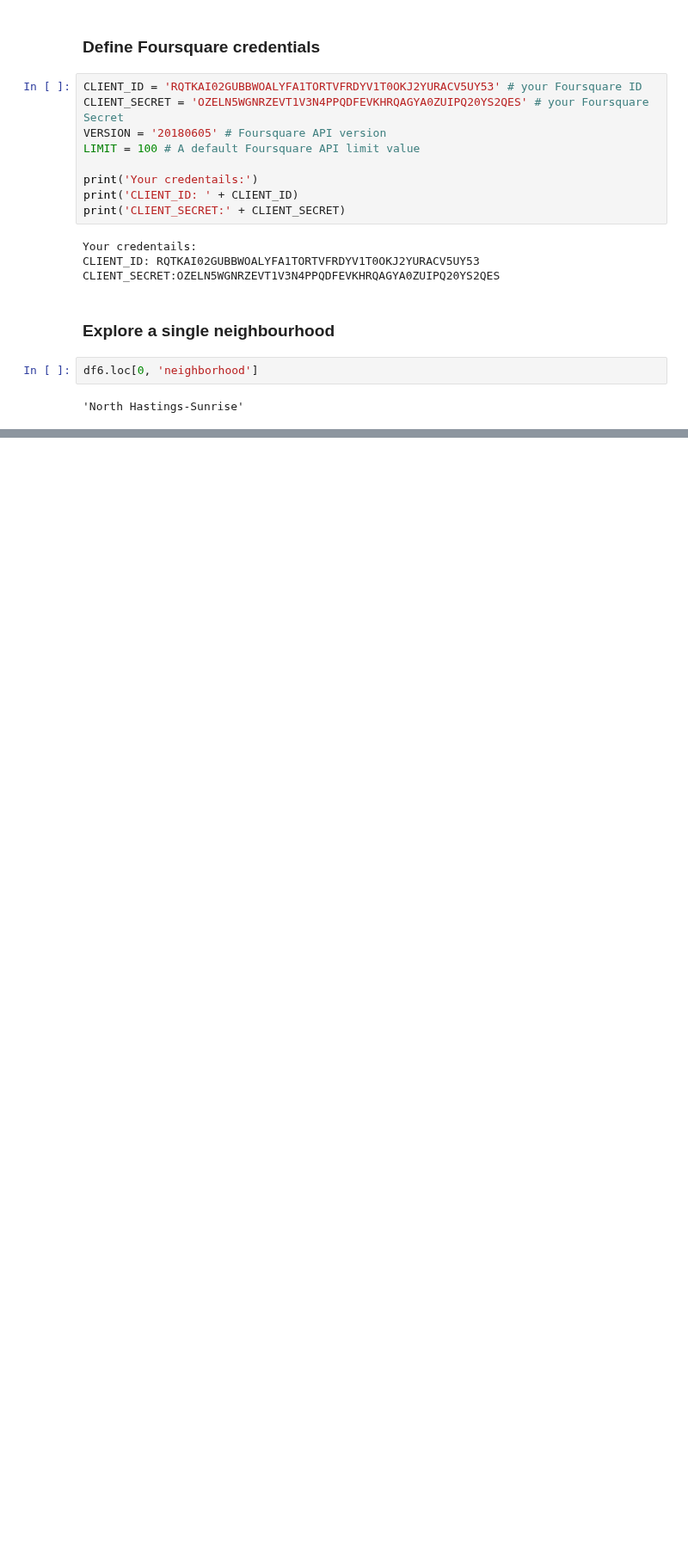
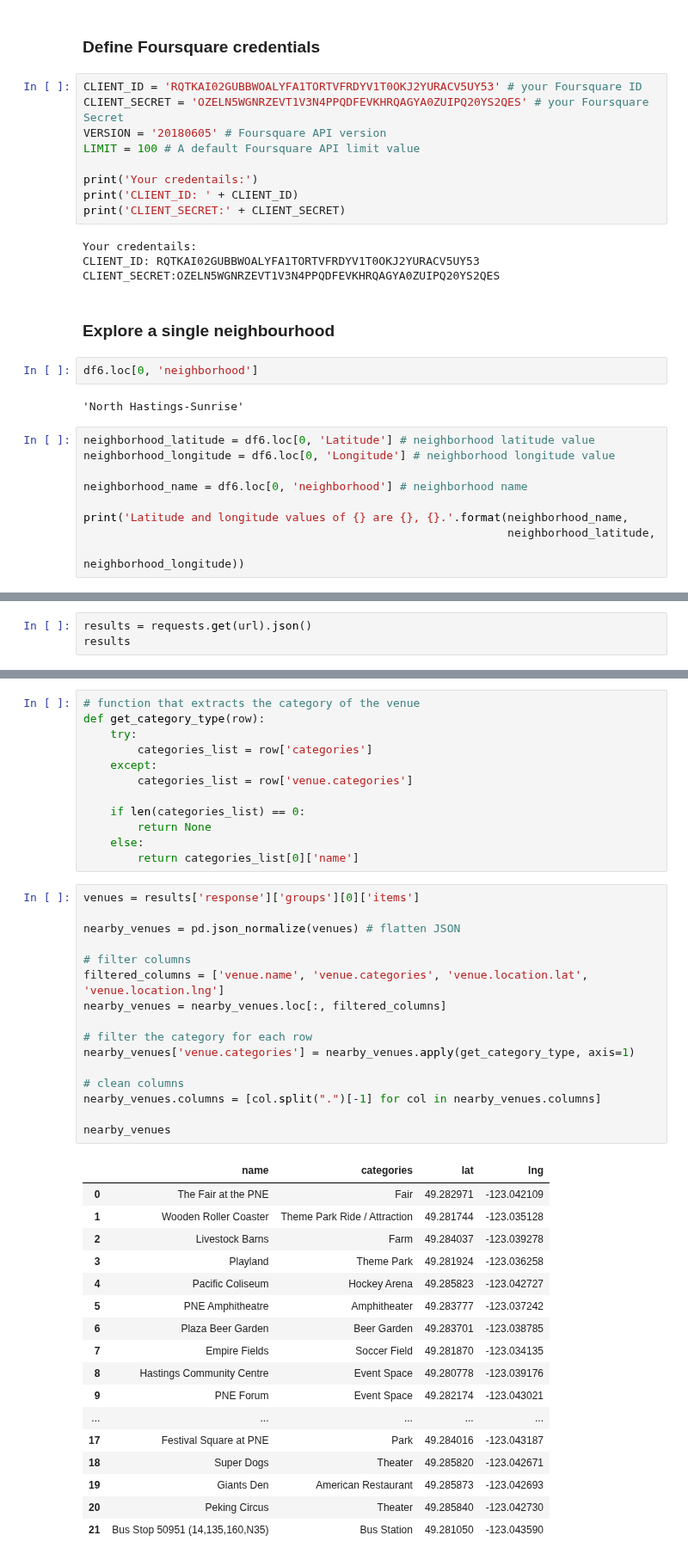
Before and after one commit to dprossi/Capstone_Project_IBM_Data_Science, a Jupyter notebook: Applied_Data_Science_Capstone_Project_Vancouver.ipynb, the cells around one changed output, grey strips where cells are left out. Shown at 86% size. Saved outputs shown, nothing was run; the diff lists cells and outputs as text; blank space fills up the shorter version.

```diff
--- a/Applied_Data_Science_Capstone_Project_Vancouver.ipynb
+++ b/Applied_Data_Science_Capstone_Project_Vancouver.ipynb
@@ -318,3 +318,12 @@ CLIENT_SECRET:OZELN5WGNRZEVT1V3N4PPQDFEVKHRQAGYA0ZUIPQ20YS2QES
 df6.loc[0, 'neighborhood']
 # %% [output]
 'North Hastings-Sunrise'
+# %%
+neighborhood_latitude = df6.loc[0, 'Latitude'] # neighborhood latitude value
+neighborhood_longitude = df6.loc[0, 'Longitude'] # neighborhood longitude value
+
+neighborhood_name = df6.loc[0, 'neighborhood'] # neighborhood name
+
+print('Latitude and longitude values of {} are {}, {}.'.format(neighborhood_name,
+                                                               neighborhood_latitude,
+                                                               neighborhood_longitude))
@@ -320,0 +351,3 @@ df6.loc[0, 'neighborhood']
+# %%
+results = requests.get(url).json()
+results
@@ -320,0 +372,46 @@ df6.loc[0, 'neighborhood']
+# %%
+# function that extracts the category of the venue
+def get_category_type(row):
+    try:
+        categories_list = row['categories']
+    except:
+        categories_list = row['venue.categories']
+
+    if len(categories_list) == 0:
+        return None
+    else:
+        return categories_list[0]['name']
+# %%
+venues = results['response']['groups'][0]['items']
+
+nearby_venues = pd.json_normalize(venues) # flatten JSON
+
+# filter columns
+filtered_columns = ['venue.name', 'venue.categories', 'venue.location.lat', 'venue.location.lng']
+nearby_venues = nearby_venues.loc[:, filtered_columns]
+
+# filter the category for each row
+nearby_venues['venue.categories'] = nearby_venues.apply(get_category_type, axis=1)
+
+# clean columns
+nearby_venues.columns = [col.split(".")[-1] for col in nearby_venues.columns]
+
+nearby_venues
+# %% [output]
+|  | name | categories | lat | lng |
+| 0 | The Fair at the PNE | Fair | 49.282971 | -123.042109 |
+| 1 | Wooden Roller Coaster | Theme Park Ride / Attraction | 49.281744 | -123.035128 |
+| 2 | Livestock Barns | Farm | 49.284037 | -123.039278 |
+| 3 | Playland | Theme Park | 49.281924 | -123.036258 |
+| 4 | Pacific Coliseum | Hockey Arena | 49.285823 | -123.042727 |
+| 5 | PNE Amphitheatre | Amphitheater | 49.283777 | -123.037242 |
+| 6 | Plaza Beer Garden | Beer Garden | 49.283701 | -123.038785 |
+| 7 | Empire Fields | Soccer Field | 49.281870 | -123.034135 |
+| 8 | Hastings Community Centre | Event Space | 49.280778 | -123.039176 |
+| 9 | PNE Forum | Event Space | 49.282174 | -123.043021 |
+| ... | ... | ... | ... | ... |
+| 17 | Festival Square at PNE | Park | 49.284016 | -123.043187 |
+| 18 | Super Dogs | Theater | 49.285820 | -123.042671 |
+| 19 | Giants Den | American Restaurant | 49.285873 | -123.042693 |
+| 20 | Peking Circus | Theater | 49.285840 | -123.042730 |
+| 21 | Bus Stop 50951 (14,135,160,N35) | Bus Station | 49.281050 | -123.043590 |
```
Also changed, not shown: parts of 3 cells of this notebook.
